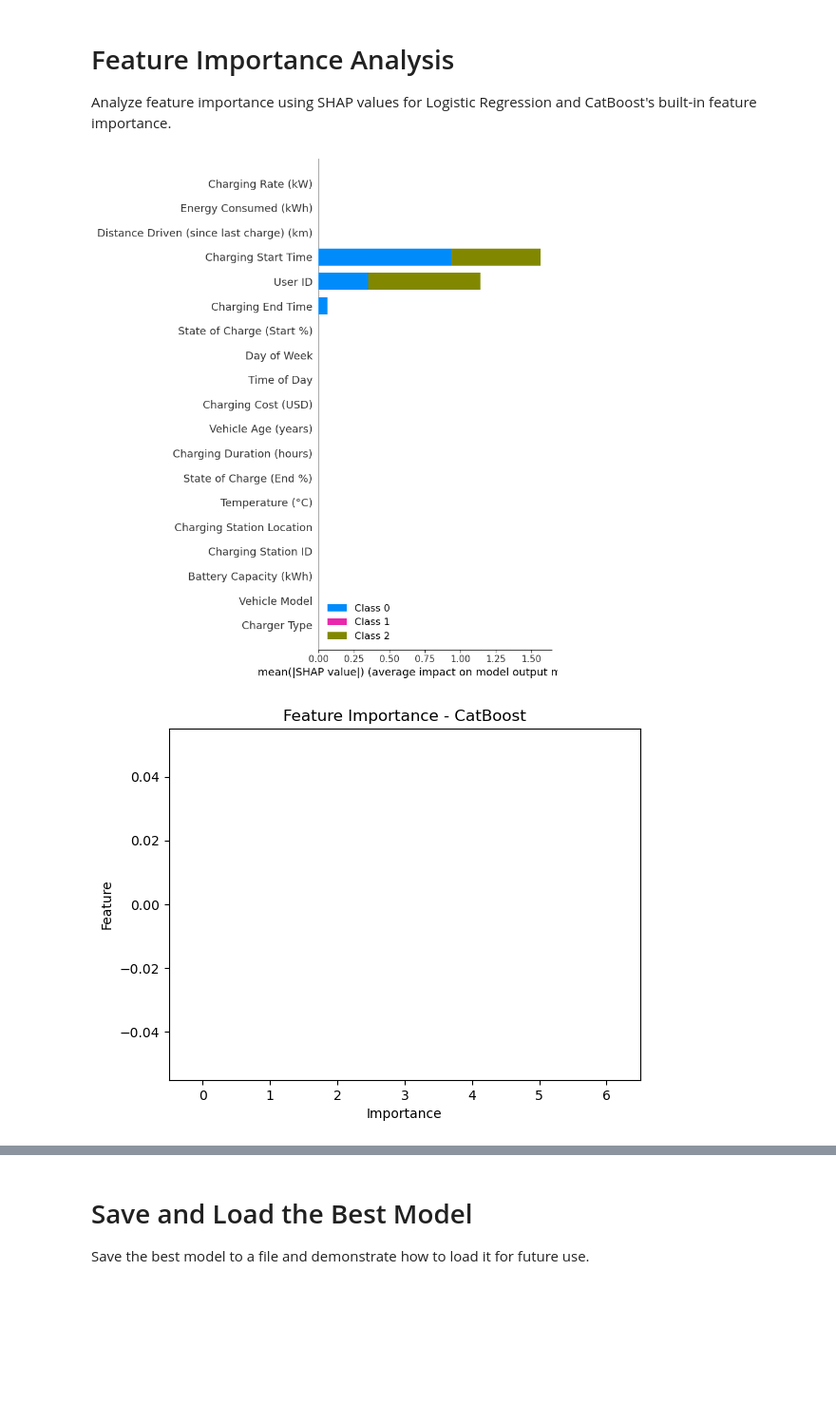
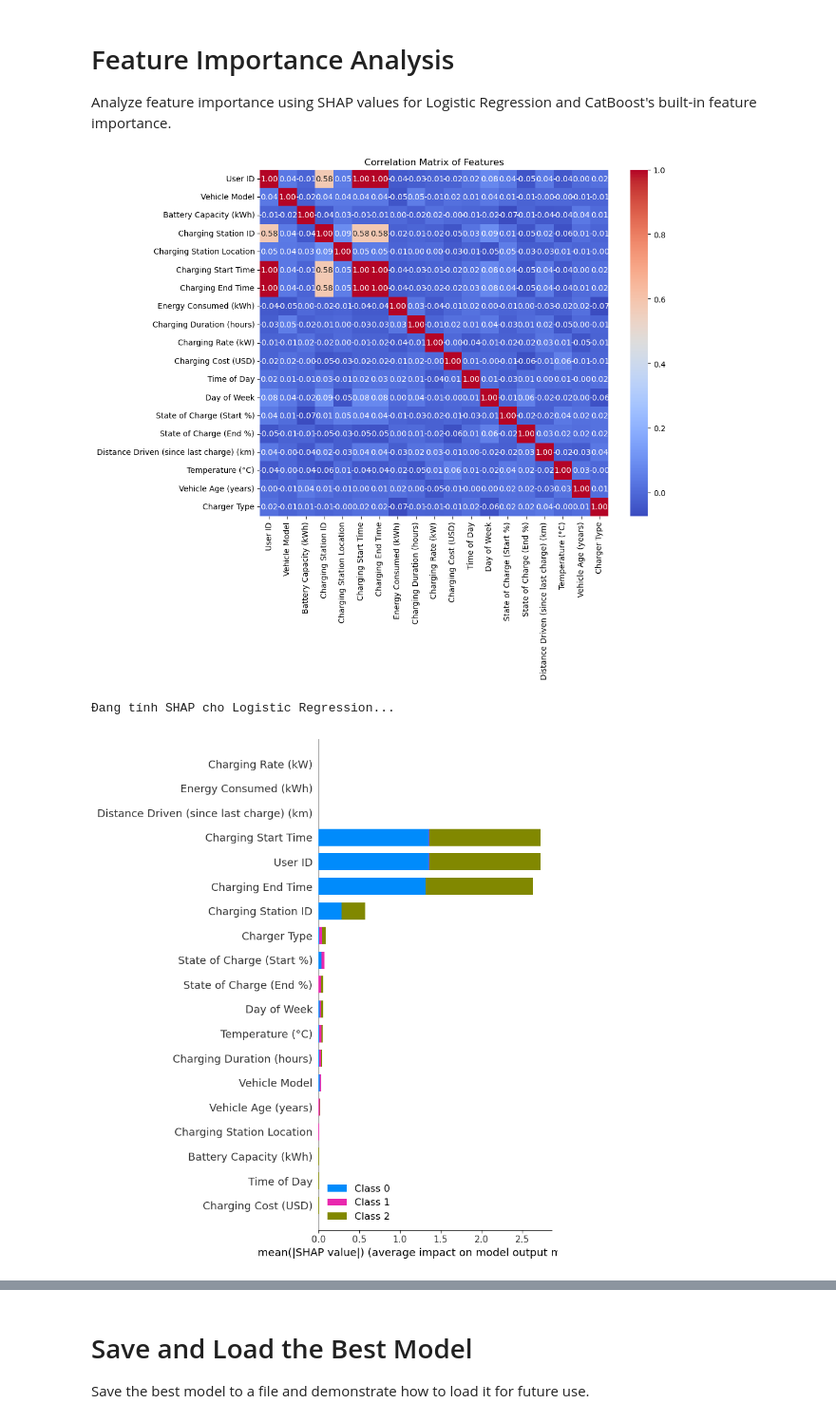
Before and after one commit to mkhoi2004/AI, a Jupyter notebook: Untitled-3.ipynb, the cells around one changed output, grey strips where cells are left out. Shown at 95% size. Drawn from its saved outputs; the diff is of its cells as text; code cells hidden in the pictures; blank space fills up the shorter version.

```diff
--- a/Untitled-3.ipynb
+++ b/Untitled-3.ipynb
@@ -481,23 +632,72 @@ CatBoost is the better model based on F1-score.
 # Feature Importance Analysis
 Analyze feature importance using SHAP values for Logistic Regression and CatBoost's built-in feature importance.
 # %%
-# Import shap nếu chưa được nhập
+# Import các thư viện cần thiết
 import shap
 import pandas as pd
 import seaborn as sns
 import matplotlib.pyplot as plt
 
-# Visualize feature importance for Logistic Regression using SHAP
-explainer_logistic = shap.Explainer(logistic_grid_search.best_estimator_.named_steps['model'], X_train)
-shap_values_logistic = explainer_logistic(X_test)
-shap.summary_plot(shap_values_logistic, X_test, plot_type="bar")
+# ✅ Check đa cộng tuyến giữa các đặc trưng
+correlation_matrix = X_encoded_logistic.corr()
+plt.figure(figsize=(10, 8))
+sns.heatmap(correlation_matrix, annot=True, cmap='coolwarm', fmt=".2f")
+plt.title("Correlation Matrix of Features")
+plt.show()
 
-# Visualize feature importance for CatBoost
-catboost_feature_importances = best_catboost_model.get_feature_importance(prettified=True)
-catboost_feature_importances_df = pd.DataFrame(catboost_feature_importances, columns=['Feature', 'Importance'])
-sns.barplot(data=catboost_feature_importances_df, x='Importance', y='Feature')
+# ✅ Tạo lại tập test đúng theo encoding và scaling
+# (chắc chắn bạn đã có bước này từ trước, nhưng ghi lại cho rõ)
+from sklearn.model_selection import train_test_split
+
+X_train_full, X_test_full, y_train, y_test = train_test_split(
+    X_standard_scaled, y_encoded, test_size=0.2, random_state=42, stratify=y_encoded
+)
+
+# ✅ SHAP cho Logistic Regression
+print("Đang tính SHAP cho Logistic Regression...")
+
+# Gọi lại model logistic từ pipeline
+logistic_model = logistic_grid_search.best_estimator_.named_steps['model']
+
+# Gọi explainer
+explainer_logistic = shap.Explainer(logistic_model, X_test_full, feature_names=X_encoded_logistic.columns)
+
+# Tính giá trị SHAP
+shap_values_logistic = explainer_logistic(X_test_full)
+
+# Vẽ biểu đồ SHAP
+shap.summary_plot(shap_values_logistic, X_test_full, plot_type="bar")
+plt.title("Feature Importance (SHAP) - Logistic Regression")
+plt.show()
+
+# ✅ Feature Importance cho CatBoost
+print("Đang tính Feature Importance cho CatBoost...")
+
+# Gán lại tên cột nếu cần
+if hasattr(X_train_full, 'columns'):
+    feature_names = X_train_full.columns
+else:
+    feature_names = X_encoded_logistic.columns  # dùng lại từ encoding ban đầu
+
+# Lấy độ quan trọng
+catboost_importances = best_catboost_model.get_feature_importance()
+
+# Tạo DataFrame
+catboost_feature_importances_df = pd.DataFrame({
+    'Feature': feature_names,
+    'Importance': catboost_importances
+})
+
+# Vẽ biểu đồ
+plt.figure(figsize=(10, 6))
+sns.barplot(data=catboost_feature_importances_df.sort_values(by='Importance', ascending=False),
+            x='Importance', y='Feature')
 plt.title("Feature Importance - CatBoost")
+plt.xlabel("Importance Score")
+plt.ylabel("Feature")
+plt.tight_layout()
 plt.show()
 # %% [output]
-[figure, old version]
+[figure, new version]
+Đang tính SHAP cho Logistic Regression...
-[figure, old version]
+[figure, new version]
```
Also changed, not shown: parts of 9 cells of this notebook, 7 other files.
